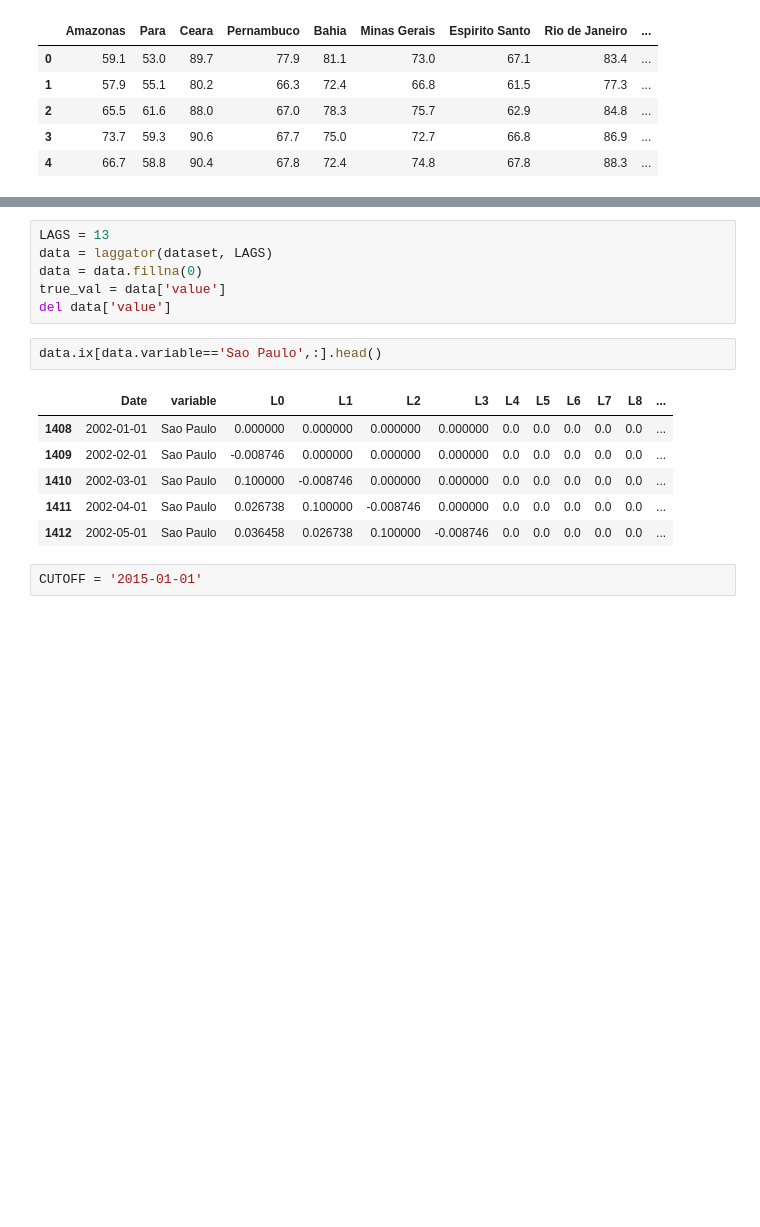
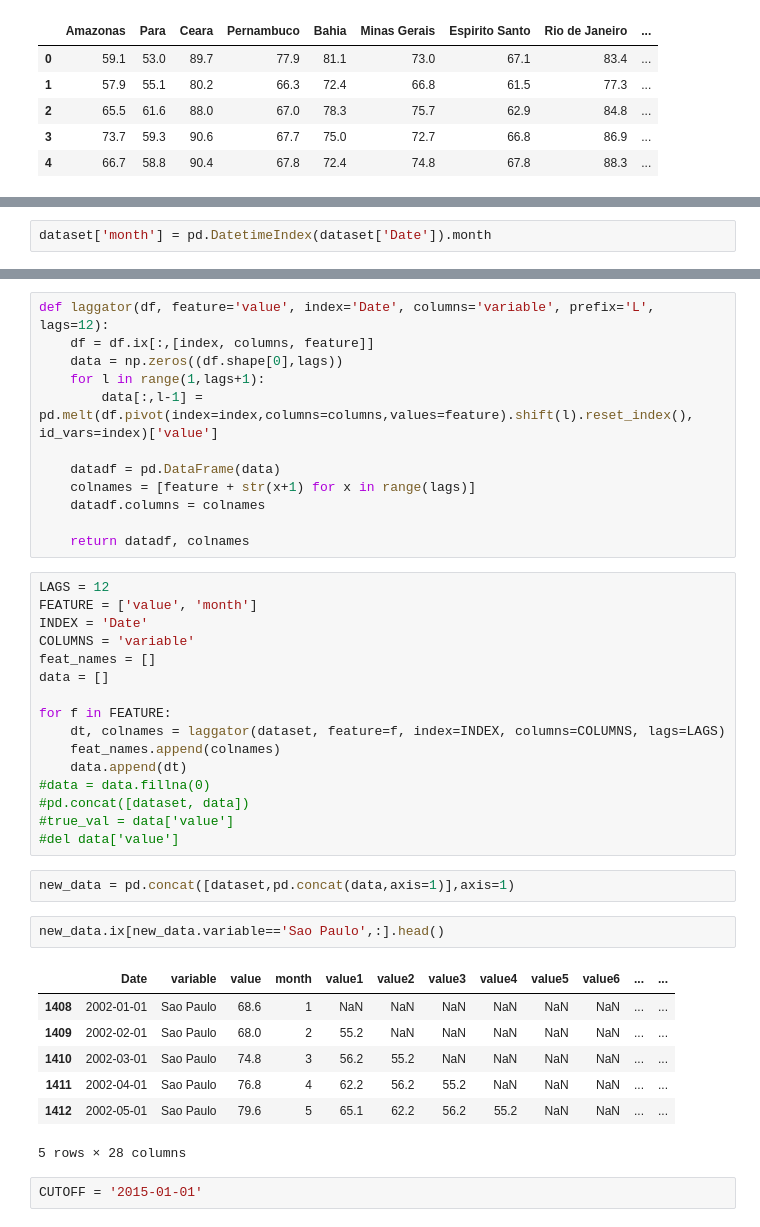
Before and after one commit to SandorTucakov/IBC_BR, a Jupyter notebook: PIN.ipynb, the cells around one changed output, grey strips where cells are left out. Saved outputs shown, nothing was run; the diff lists cells and outputs as text; blank space fills up the shorter version.

```diff
--- a/PIN.ipynb
+++ b/PIN.ipynb
@@ -116,0 +98,2 @@ def laggator(df, lags=12):
+# %%
+dataset['month'] = pd.DatetimeIndex(dataset['Date']).month
@@ -117,18 +109,43 @@ def laggator(df, lags=12):
+# %%
+def laggator(df, feature='value', index='Date', columns='variable', prefix='L', lags=12):
+    df = df.ix[:,[index, columns, feature]]
+    data = np.zeros((df.shape[0],lags))
+    for l in range(1,lags+1):
+        data[:,l-1] = pd.melt(df.pivot(index=index,columns=columns,values=feature).shift(l).reset_index(), id_vars=index)['value']
+
+    datadf = pd.DataFrame(data)
+    colnames = [feature + str(x+1) for x in range(lags)]
+    datadf.columns = colnames
+
+    return datadf, colnames
 # %%
-LAGS = 13
-data = laggator(dataset, LAGS)
-data = data.fillna(0)
-true_val = data['value']
-del data['value']
+LAGS = 12
+FEATURE = ['value', 'month']
+INDEX = 'Date'
+COLUMNS = 'variable'
+feat_names = []
+data = []
+
+for f in FEATURE:
+    dt, colnames = laggator(dataset, feature=f, index=INDEX, columns=COLUMNS, lags=LAGS)
+    feat_names.append(colnames)
+    data.append(dt)
+#data = data.fillna(0)
+#pd.concat([dataset, data])
+#true_val = data['value']
+#del data['value']
+# %%
+new_data = pd.concat([dataset,pd.concat(data,axis=1)],axis=1)
 # %%
-data.ix[data.variable=='Sao Paulo',:].head()
+new_data.ix[new_data.variable=='Sao Paulo',:].head()
 # %% [output]
-|  | Date | variable | L0 | L1 | L2 | L3 | L4 | L5 | L6 | L7 | L8 | ... |
-| 1408 | 2002-01-01 | Sao Paulo | 0.000000 | 0.000000 | 0.000000 | 0.000000 | 0.0 | 0.0 | 0.0 | 0.0 | 0.0 | ... |
-| 1409 | 2002-02-01 | Sao Paulo | -0.008746 | 0.000000 | 0.000000 | 0.000000 | 0.0 | 0.0 | 0.0 | 0.0 | 0.0 | ... |
-| 1410 | 2002-03-01 | Sao Paulo | 0.100000 | -0.008746 | 0.000000 | 0.000000 | 0.0 | 0.0 | 0.0 | 0.0 | 0.0 | ... |
-| 1411 | 2002-04-01 | Sao Paulo | 0.026738 | 0.100000 | -0.008746 | 0.000000 | 0.0 | 0.0 | 0.0 | 0.0 | 0.0 | ... |
-| 1412 | 2002-05-01 | Sao Paulo | 0.036458 | 0.026738 | 0.100000 | -0.008746 | 0.0 | 0.0 | 0.0 | 0.0 | 0.0 | ... |
+|  | Date | variable | value | month | value1 | value2 | value3 | value4 | value5 | value6 | ... | ... |
+| 1408 | 2002-01-01 | Sao Paulo | 68.6 | 1 | NaN | NaN | NaN | NaN | NaN | NaN | ... | ... |
+| 1409 | 2002-02-01 | Sao Paulo | 68.0 | 2 | 55.2 | NaN | NaN | NaN | NaN | NaN | ... | ... |
+| 1410 | 2002-03-01 | Sao Paulo | 74.8 | 3 | 56.2 | 55.2 | NaN | NaN | NaN | NaN | ... | ... |
+| 1411 | 2002-04-01 | Sao Paulo | 76.8 | 4 | 62.2 | 56.2 | 55.2 | NaN | NaN | NaN | ... | ... |
+| 1412 | 2002-05-01 | Sao Paulo | 79.6 | 5 | 65.1 | 62.2 | 56.2 | 55.2 | NaN | NaN | ... | ... |
+5 rows × 28 columns
 # %%
 CUTOFF = '2015-01-01'
 # %%
```
Also changed, not shown: parts of 27 cells of this notebook, 1 other file.
